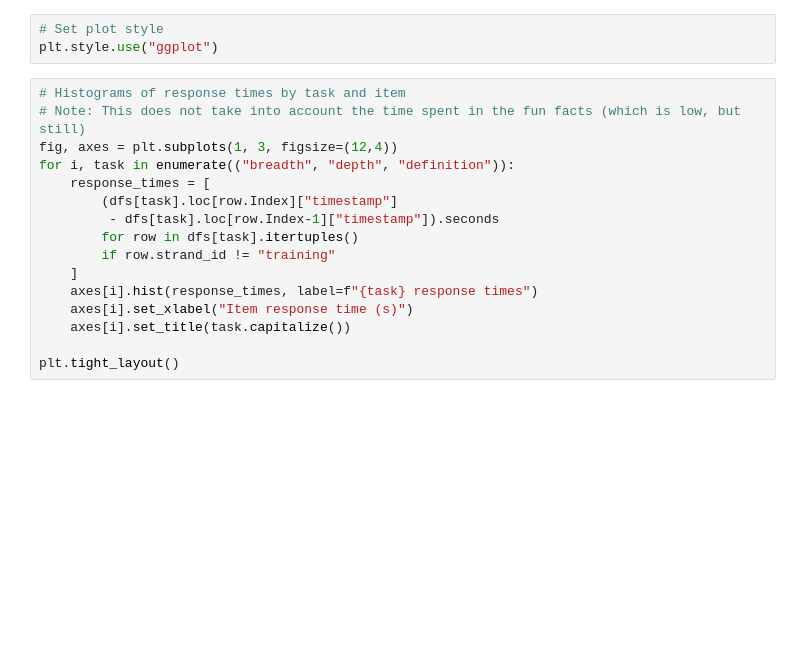
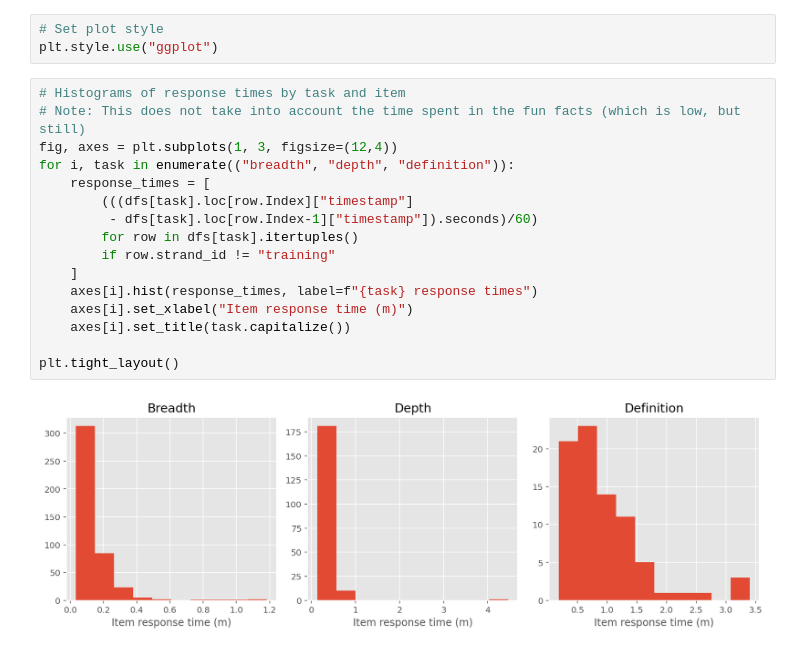
Before and after one commit to L4LabUA/scivocab, a Jupyter notebook: notebooks/Analysis.ipynb, the cells around one changed output. Saved outputs shown, nothing was run; the diff lists cells and outputs as text; blank space fills up the shorter version.

Commit message:
Change plot from seconds to minutes

```diff
--- a/notebooks/Analysis.ipynb
+++ b/notebooks/Analysis.ipynb
@@ -141,19 +201,21 @@ plt.style.use("ggplot")
 # %%
 # Histograms of response times by task and item
 # Note: This does not take into account the time spent in the fun facts (which is low, but still)
 fig, axes = plt.subplots(1, 3, figsize=(12,4))
 for i, task in enumerate(("breadth", "depth", "definition")):
     response_times = [
-        (dfs[task].loc[row.Index]["timestamp"]
-         - dfs[task].loc[row.Index-1]["timestamp"]).seconds
+        (((dfs[task].loc[row.Index]["timestamp"]
+         - dfs[task].loc[row.Index-1]["timestamp"]).seconds)/60)
         for row in dfs[task].itertuples()
         if row.strand_id != "training"
     ]
     axes[i].hist(response_times, label=f"{task} response times")
-    axes[i].set_xlabel("Item response time (s)")
+    axes[i].set_xlabel("Item response time (m)")
     axes[i].set_title(task.capitalize())
 
 plt.tight_layout()
+# %% [output]
+[figure, added]
 # %%
 # Bar plots of total times taken for tasks
 import numpy as np
```
Also changed, not shown: parts of 5 cells of this notebook.
